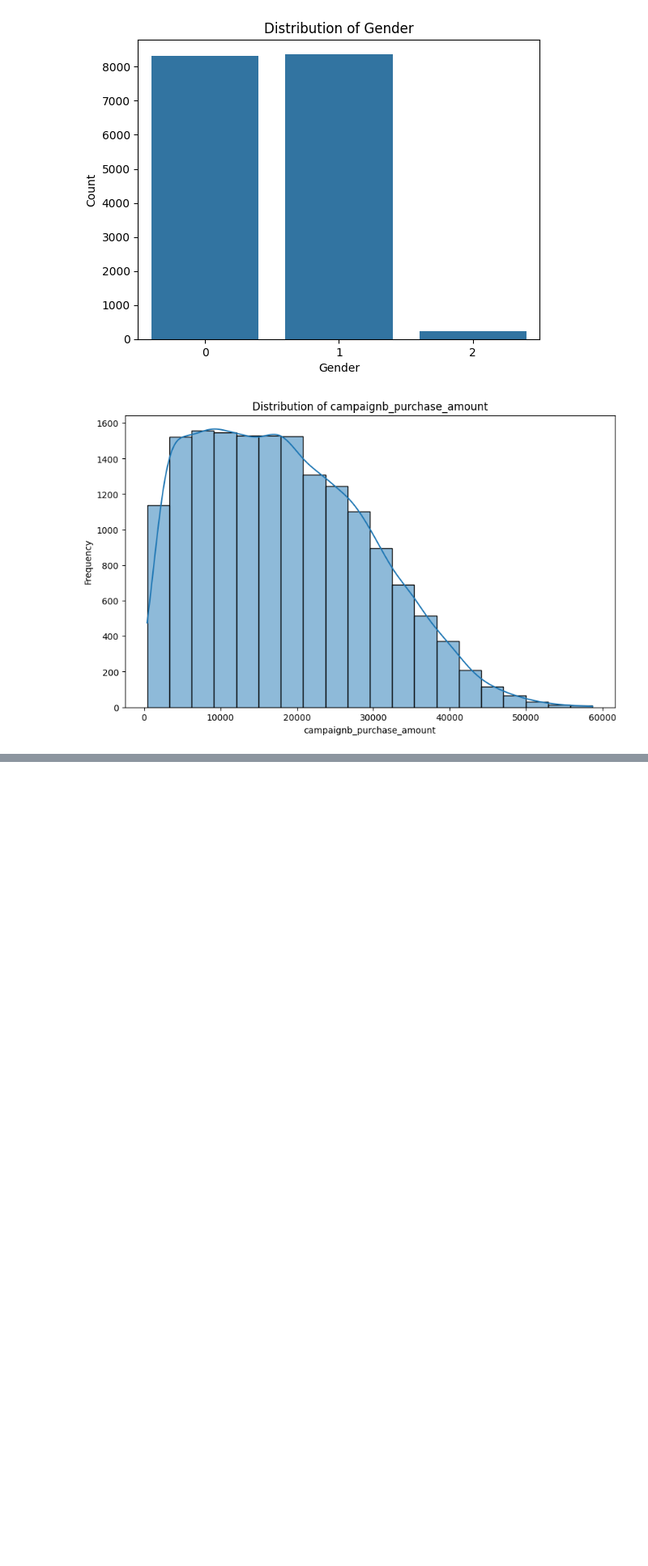
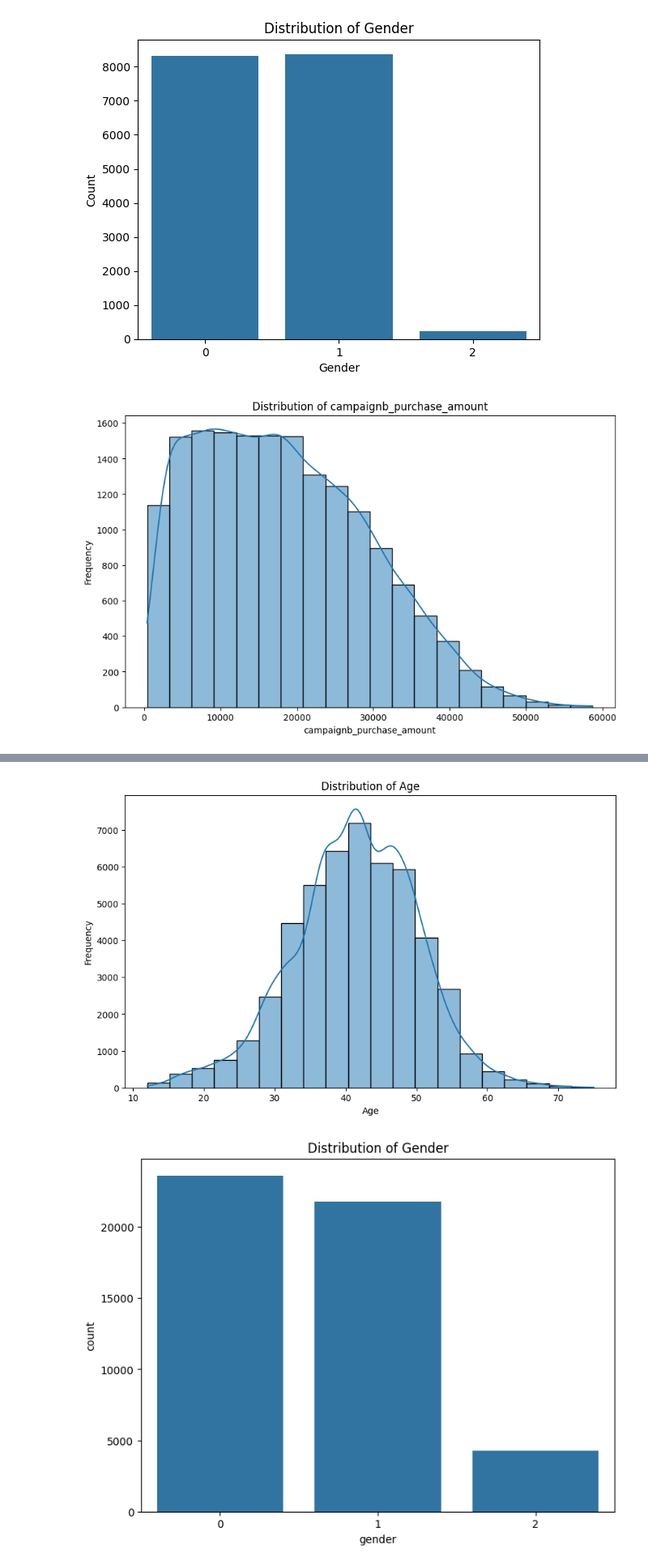
Before and after one commit to maton369/Data_Preprocessing_For_Data_Analyze, a Jupyter notebook: code/09_modeling_transforms.ipynb, the cells around one changed output, grey strips where cells are left out. Shown at 81% size. Drawn from its saved outputs; the diff is of its cells as text; code cells hidden in the pictures; blank space fills up the shorter version.

```diff
--- a/code/09_modeling_transforms.ipynb
+++ b/code/09_modeling_transforms.ipynb
@@ -128,0 +209,25 @@ plt.show()
+# %%
+# 年齢(age)の分布
+plt.figure(figsize=(10, 6))
+sns.histplot(combined_data["age"], bins=20, kde=True)
+plt.title("Distribution of Age")
+plt.xlabel("Age")
+plt.ylabel("Frequency")
+plt.show()
+
+# 性別(gender)の分布
+plt.figure(figsize=(8, 6))
+sns.countplot(x="gender", data=combined_data)
+plt.title("Distribution of Gender")
+plt.show()
+
+# campaign_b利用での決済金額(campaign_b_purchase_amount)の分布
+plt.figure(figsize=(10, 6))
+sns.histplot(combined_data["campaignb_purchase_amount"], bins=30, kde=True)
+plt.title("Distribution of Campaign B Purchase Amount")
+plt.xlabel("Purchase Amount")
+plt.ylabel("Frequency")
+plt.show()
+# %% [output]
+[figure, added]
+[figure, added]
```
Also changed, not shown: parts of 3 cells of this notebook.
